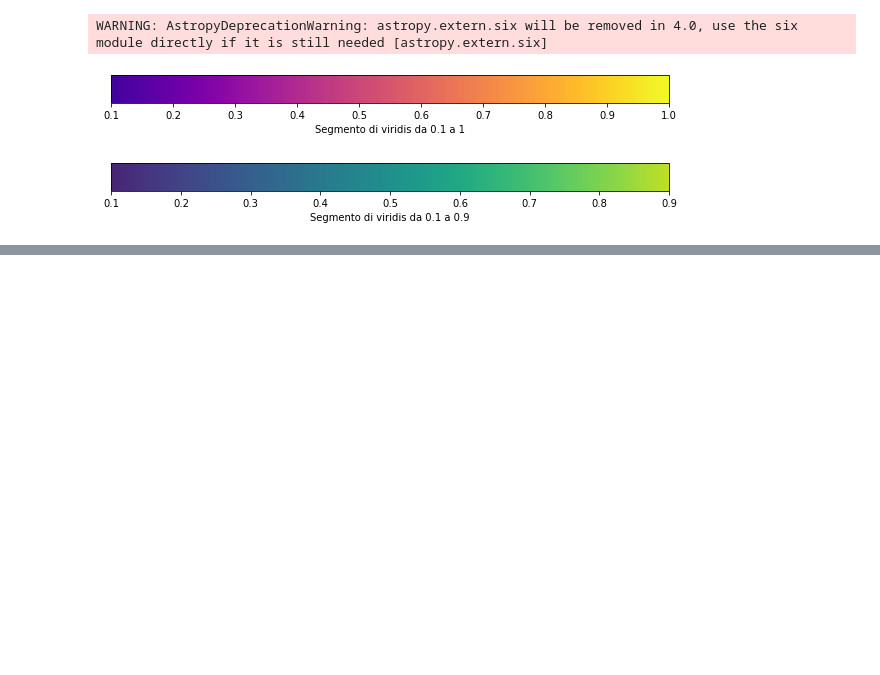
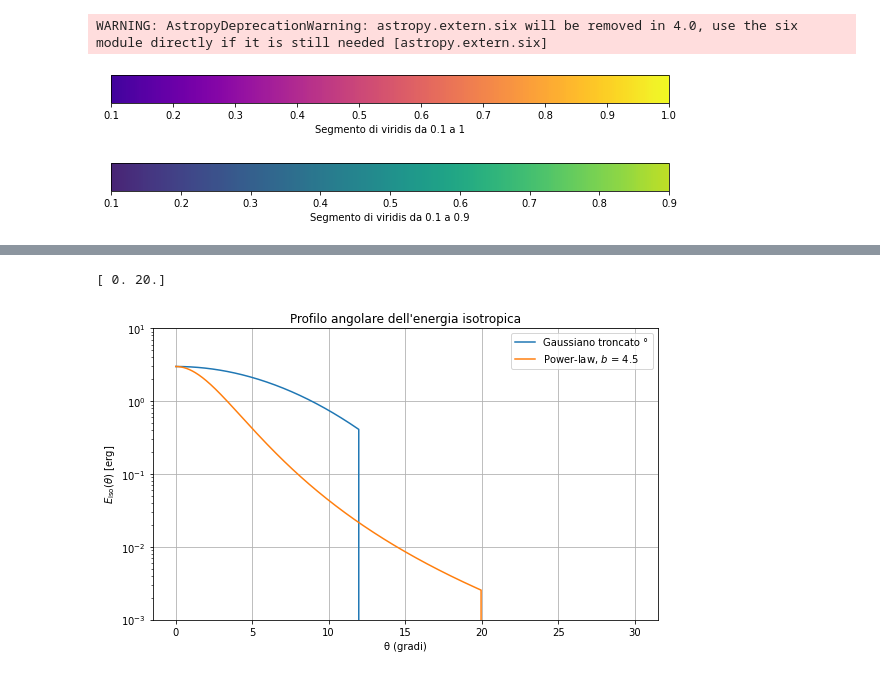
Before and after one commit to TobiaMatcovich/GRBmodelling, a Jupyter notebook: TEST4.ipynb, the cells around one changed output, grey strips where cells are left out. Saved outputs shown, nothing was run; the diff lists cells and outputs as text; code cells hidden in the pictures; blank space fills up the shorter version.

```diff
--- a/TEST4.ipynb
+++ b/TEST4.ipynb
@@ -189,0 +231,53 @@ Esy 232
+# %%
+theta_shells = np.linspace(0, 20, 1+1)
+print(theta_shells)
+# %% [output]
+[ 0. 20.]
+# %%
+import numpy as np
+import matplotlib.pyplot as plt
+
+# Parametri
+Eiso_zero = 3                # erg
+
+
+# Angoli da 0 a 90 gradi
+theta = np.linspace(0, np.radians(30), 500)
+
+# Funzione con truncazione
+def E_theta_gaussian(theta, Eiso_zero, thetacore_deg, thetaw_deg):
+    thetacore = np.radians(thetacore_deg)
+    thetaw = np.radians(thetaw_deg)
+    E = np.zeros_like(theta)
+    inside = theta <= thetaw
+    E[inside] = Eiso_zero * np.exp(-(theta[inside]**2) / (2 * thetacore**2))
+    return E
+# Modello power-law (senza troncamento)
+
+def E_theta_powerlaw(theta, Eiso_zero, thetacore_deg,thetaw_deg,b):
+    thetacore = np.radians(thetacore_deg)
+    thetaw = np.radians(thetaw_deg)
+    E = np.zeros_like(theta)
+    inside = theta <= thetaw
+    E[inside] =Eiso_zero * (1 + (theta[inside]**2) / (b * thetacore**2))**(-b/2)
+    return E
+
+# Calcolo e plot
+E = E_theta_gaussian(theta, Eiso_zero, 6, 12)
+E_powerlaw = E_theta_powerlaw(theta, Eiso_zero, 2,20, b=4.5)
+
+plt.figure(figsize=(8,5))
+plt.plot(np.degrees(theta), E, label=r"Gaussiano troncato °" )
+plt.plot(np.degrees(theta), E_powerlaw, label=fr"Power-law, $b$ = {4.5}")
+#plt.axvline(thetaw_, color='gray', linestyle='--', label=r"Troncamento $\theta_w$")
+plt.xlabel("θ (gradi)")
+plt.ylabel(r"$E_{\mathrm{iso}}(\theta)$ [erg]")
+plt.title("Profilo angolare dell'energia isotropica")
+plt.yscale("log")
+plt.ylim(1e-3, 1e1)
+plt.legend()
+plt.grid(True)
+plt.tight_layout()
+plt.show()
+# %% [output]
+[figure, added]
```
Also changed, not shown: parts of 2 cells of this notebook, 2 other files.
